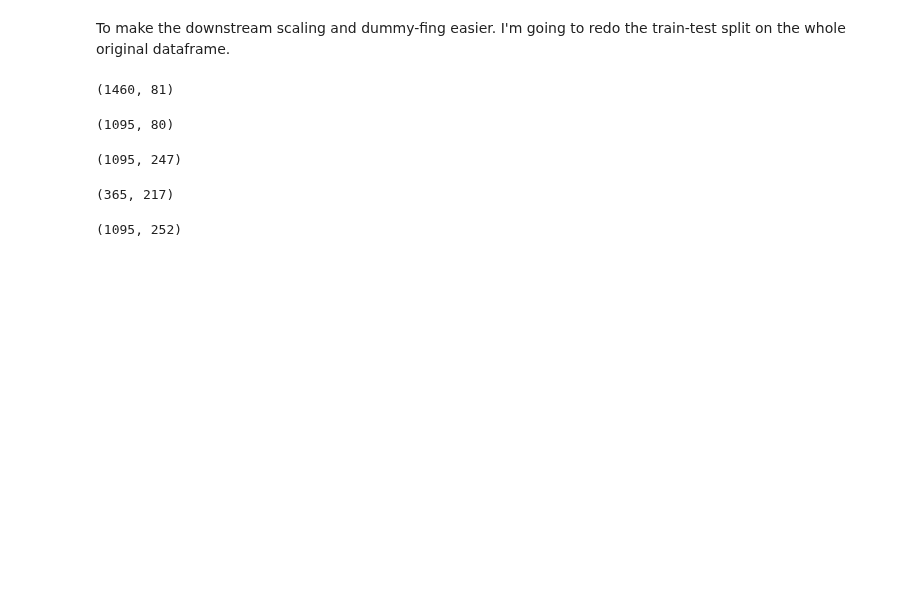
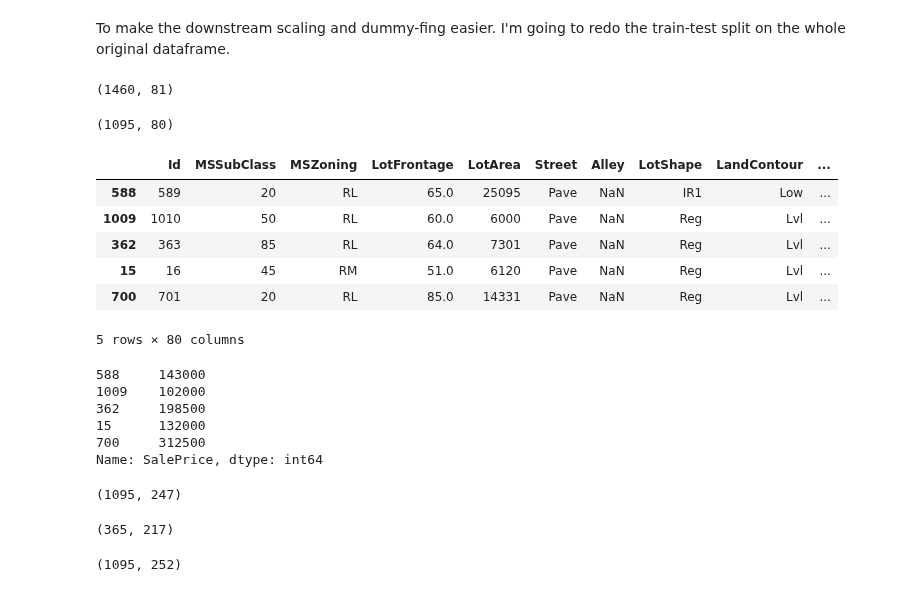
Before and after one commit to MangrobanGit/dsc-2-24-10-ridge-and-lasso-regression-lab-seattle-ds-career-040119, a Jupyter notebook: index.ipynb, the cells around one changed output. Drawn from its saved outputs; the diff is of its cells as text; code cells hidden in the pictures; blank space fills up the shorter version.

```diff
--- a/index.ipynb
+++ b/index.ipynb
@@ -191,6 +191,25 @@ X_train, X_test, y_train, y_test = train_test_split(df.drop(['SalePrice'], axis=
 X_train.shape
 # %% [output]
 (1095, 80)
+# %%
+X_train.head()
+# %% [output]
+|  | Id | MSSubClass | MSZoning | LotFrontage | LotArea | Street | Alley | LotShape | LandContour | ... |
+| 588 | 589 | 20 | RL | 65.0 | 25095 | Pave | NaN | IR1 | Low | ... |
+| 1009 | 1010 | 50 | RL | 60.0 | 6000 | Pave | NaN | Reg | Lvl | ... |
+| 362 | 363 | 85 | RL | 64.0 | 7301 | Pave | NaN | Reg | Lvl | ... |
+| 15 | 16 | 45 | RM | 51.0 | 6120 | Pave | NaN | Reg | Lvl | ... |
+| 700 | 701 | 20 | RL | 85.0 | 14331 | Pave | NaN | Reg | Lvl | ... |
+5 rows × 80 columns
+# %%
+y_train.head()
+# %% [output]
+588     143000
+1009    102000
+362     198500
+15      132000
+700     312500
+Name: SalePrice, dtype: int64
 # %%
 # Breakup into continuous and categorical columns
 X_cont_train = X_train.select_dtypes(exclude='object').copy()
```
